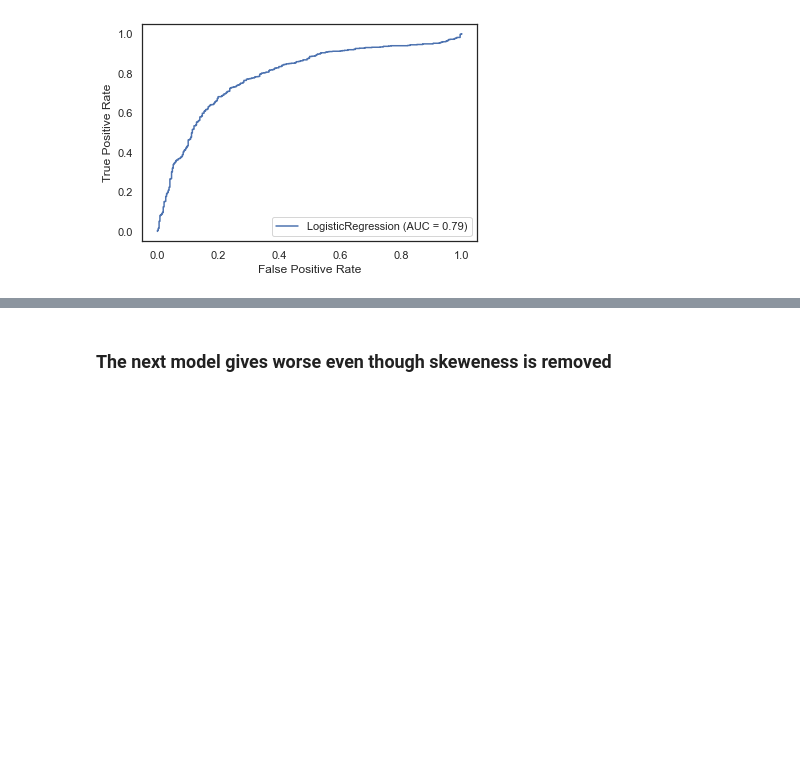
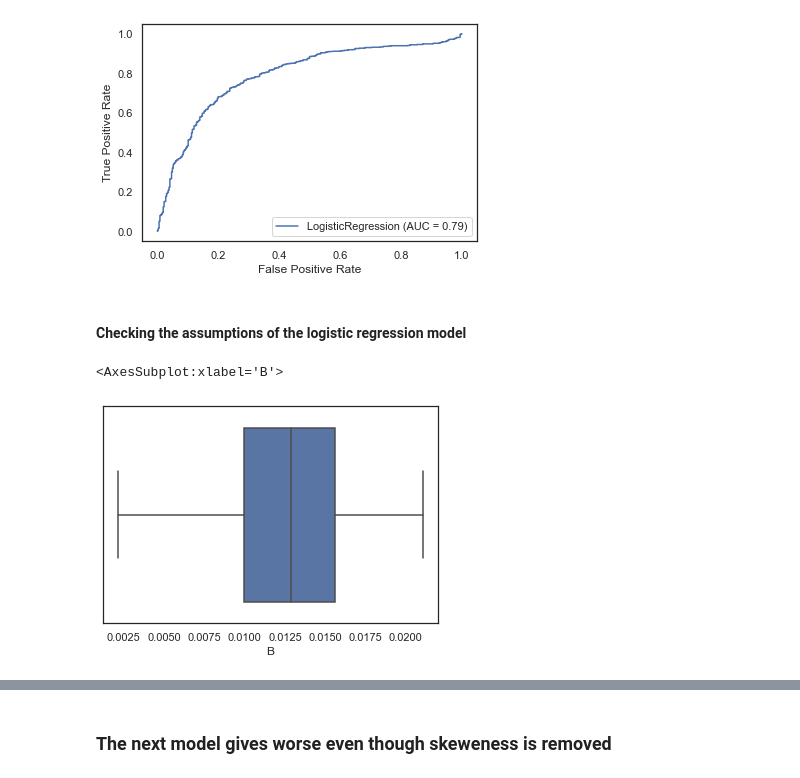
Before and after one commit to nshahpazov/learn-ds-notebooks, a Jupyter notebook: segmetation-class-prediction.ipynb, the cells around one changed output, grey strips where cells are left out. Cells and saved outputs as stored; diff of their text form; code cells hidden in the pictures; blank space fills up the shorter version.

```diff
--- a/segmetation-class-prediction.ipynb
+++ b/segmetation-class-prediction.ipynb
@@ -102,3 +85,5 @@ b0 = -1.5357108389283658 , beta1 = -0.003088369188868138 , beta2 = 0.07037288335
 plot_roc_curve(lr, X_test, y_test);
 # %% [output]
 [figure]
+# %% [markdown]
+#### Checking the assumptions of the logistic regression model
@@ -104,0 +92,8 @@ plot_roc_curve(lr, X_test, y_test);
+# %%
+# 2. no outliers
+# 1/X seems to remove outliers and skeweness
+# sns.boxplot(x=1/df['A'])
+sns.boxplot(x=1/df['B'])
+# %% [output]
+<AxesSubplot:xlabel='B'>
+[figure, added]
```
Also changed, not shown: parts of 4 cells of this notebook.
